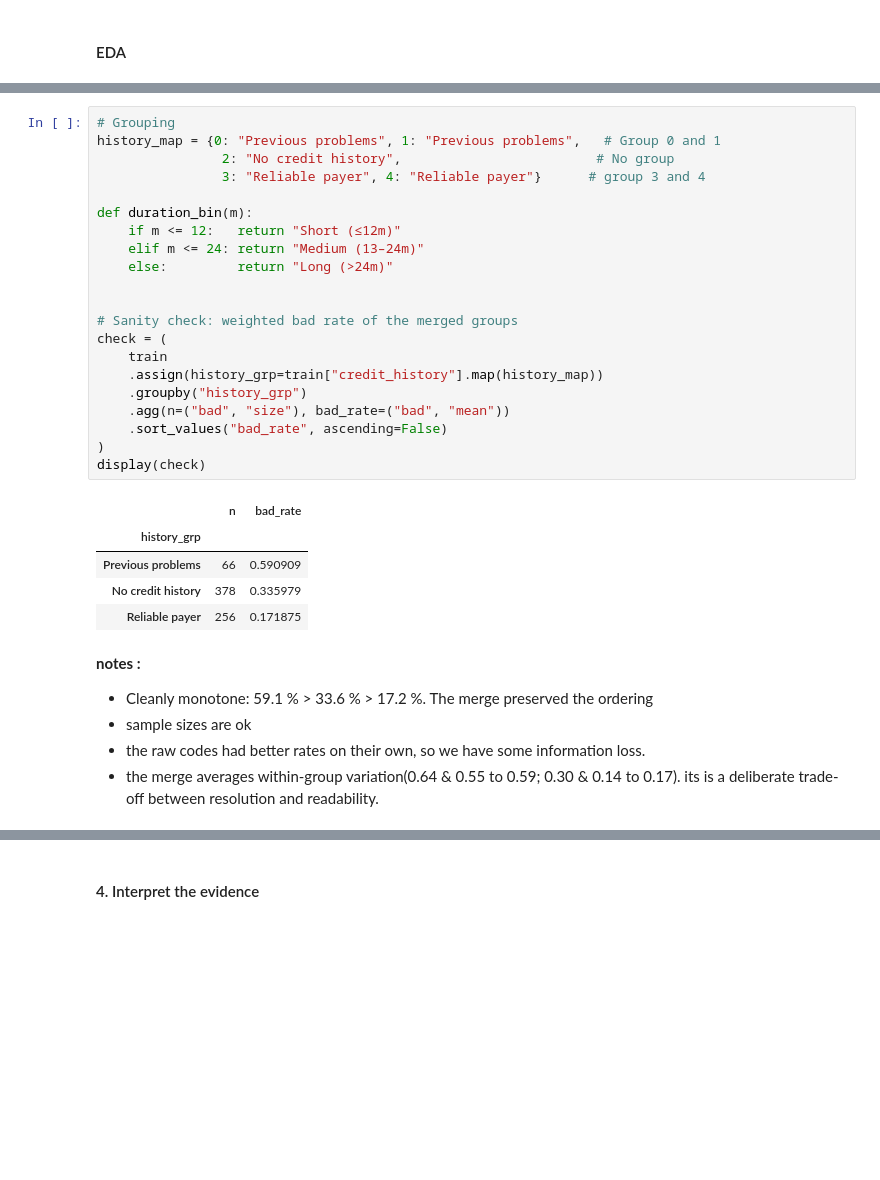
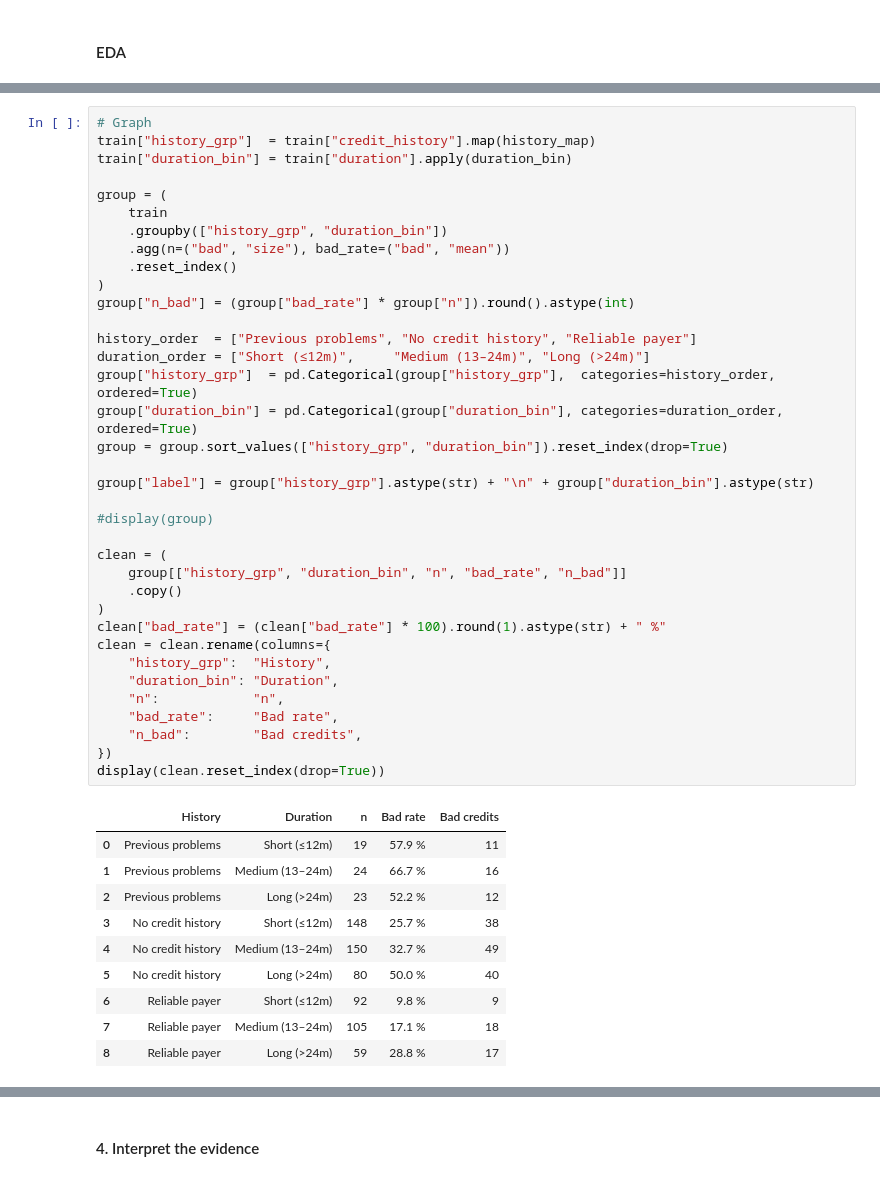
Before and after one commit to Muten-Roshi-Sama/data-science-for-business-KUL, a Jupyter notebook: credit-risk-analysis/A1_Notebook.ipynb, the cells around one changed output, grey strips where cells are left out. Cells and saved outputs as stored; diff of their text form; blank space fills up the shorter version.

```diff
--- a/credit-risk-analysis/A1_Notebook.ipynb
+++ b/credit-risk-analysis/A1_Notebook.ipynb
@@ -403,33 +413,47 @@ NameError: name 'spreads' is not defined
 # %%
-# Grouping
-history_map = {0: "Previous problems", 1: "Previous problems",   # Group 0 and 1
-                2: "No credit history",                         # No group
-                3: "Reliable payer", 4: "Reliable payer"}      # group 3 and 4
+# Graph
+train["history_grp"]  = train["credit_history"].map(history_map)
+train["duration_bin"] = train["duration"].apply(duration_bin)
 
-def duration_bin(m):
-    if m <= 12:   return "Short (≤12m)"
-    elif m <= 24: return "Medium (13–24m)"
-    else:         return "Long (>24m)"
+group = (
+    train
+    .groupby(["history_grp", "duration_bin"])
+    .agg(n=("bad", "size"), bad_rate=("bad", "mean"))
+    .reset_index()
+)
+group["n_bad"] = (group["bad_rate"] * group["n"]).round().astype(int)
 
+history_order  = ["Previous problems", "No credit history", "Reliable payer"]
+duration_order = ["Short (≤12m)",     "Medium (13–24m)", "Long (>24m)"]
+group["history_grp"]  = pd.Categorical(group["history_grp"],  categories=history_order,  ordered=True)
+group["duration_bin"] = pd.Categorical(group["duration_bin"], categories=duration_order, ordered=True)
+group = group.sort_values(["history_grp", "duration_bin"]).reset_index(drop=True)
 
-# Sanity check: weighted bad rate of the merged groups
-check = (
-    train
-    .assign(history_grp=train["credit_history"].map(history_map))
-    .groupby("history_grp")
-    .agg(n=("bad", "size"), bad_rate=("bad", "mean"))
-    .sort_values("bad_rate", ascending=False)
+group["label"] = group["history_grp"].astype(str) + "\n" + group["duration_bin"].astype(str)
+
+#display(group)
+
+clean = (
+    group[["history_grp", "duration_bin", "n", "bad_rate", "n_bad"]]
+    .copy()
 )
-display(check)
+clean["bad_rate"] = (clean["bad_rate"] * 100).round(1).astype(str) + " %"
+clean = clean.rename(columns={
+    "history_grp":  "History",
+    "duration_bin": "Duration",
+    "n":            "n",
+    "bad_rate":     "Bad rate",
+    "n_bad":        "Bad credits",
+})
+display(clean.reset_index(drop=True))
 # %% [output]
-|  | n | bad_rate |
-| history_grp |  |  |
-| Previous problems | 66 | 0.590909 |
-| No credit history | 378 | 0.335979 |
-| Reliable payer | 256 | 0.171875 |
+|  | History | Duration | n | Bad rate | Bad credits |
+| 0 | Previous problems | Short (≤12m) | 19 | 57.9 % | 11 |
+| 1 | Previous problems | Medium (13–24m) | 24 | 66.7 % | 16 |
+| 2 | Previous problems | Long (>24m) | 23 | 52.2 % | 12 |
+| 3 | No credit history | Short (≤12m) | 148 | 25.7 % | 38 |
+| 4 | No credit history | Medium (13–24m) | 150 | 32.7 % | 49 |
+| 5 | No credit history | Long (>24m) | 80 | 50.0 % | 40 |
+| 6 | Reliable payer | Short (≤12m) | 92 | 9.8 % | 9 |
+| 7 | Reliable payer | Medium (13–24m) | 105 | 17.1 % | 18 |
+| 8 | Reliable payer | Long (>24m) | 59 | 28.8 % | 17 |
-# %% [markdown]
-**notes :**
-- Cleanly monotone: 59.1 % > 33.6 % > 17.2 %. The merge preserved the ordering
-- sample sizes are ok
-- the raw codes had better rates on their own, so we have some information loss.
-- the merge averages within-group variation(0.64 & 0.55 to 0.59; 0.30 & 0.14 to 0.17). its is a deliberate trade-off between resolution and readability.
```
Also changed, not shown: parts of 13 cells of this notebook.
